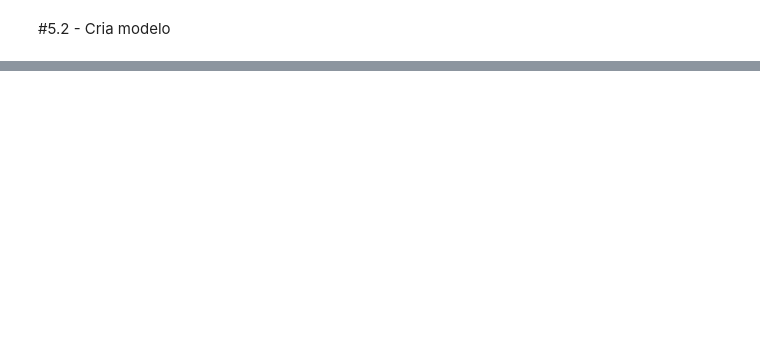
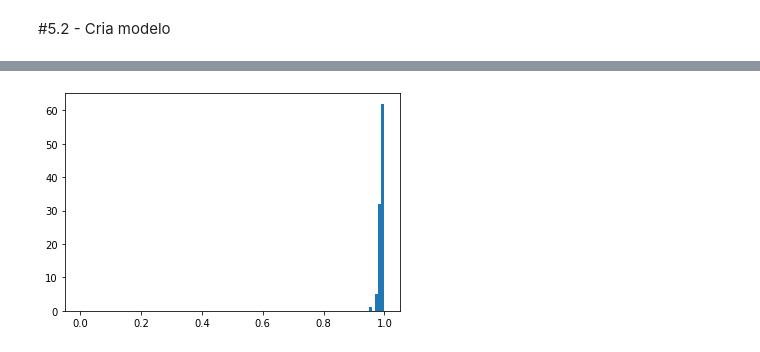
Before and after one commit to mfilipak/AFRAC_IA, a Jupyter notebook: 002_Embeddings1_Portal_da_Transparência.ipynb, the cells around one changed output, grey strips where cells are left out. Cells and saved outputs as stored; diff of their text form; code cells hidden in the pictures; blank space fills up the shorter version.

```diff
--- a/002_Embeddings1_Portal_da_Transparência.ipynb
+++ b/002_Embeddings1_Portal_da_Transparência.ipynb
@@ -374,0 +441,12 @@ array([ 0.01882276, -0.04699792,  0.03210271, -0.00119155, -0.02704529,
+# %%
+dotprodsll = []
+for i in range(100):
+  test_doc = ["livro"]
+  a = model.infer_vector(test_doc)
+  test_doc = ["livro"]
+  b = model.infer_vector(test_doc)
+  dotprodsll += [cos_sim(a,b)]
+plt.hist(dotprodsll, bins=100, range=(0,1))
+plt.show()
+# %% [output]
+[figure, added]
```
Also changed, not shown: parts of 23 cells of this notebook.
